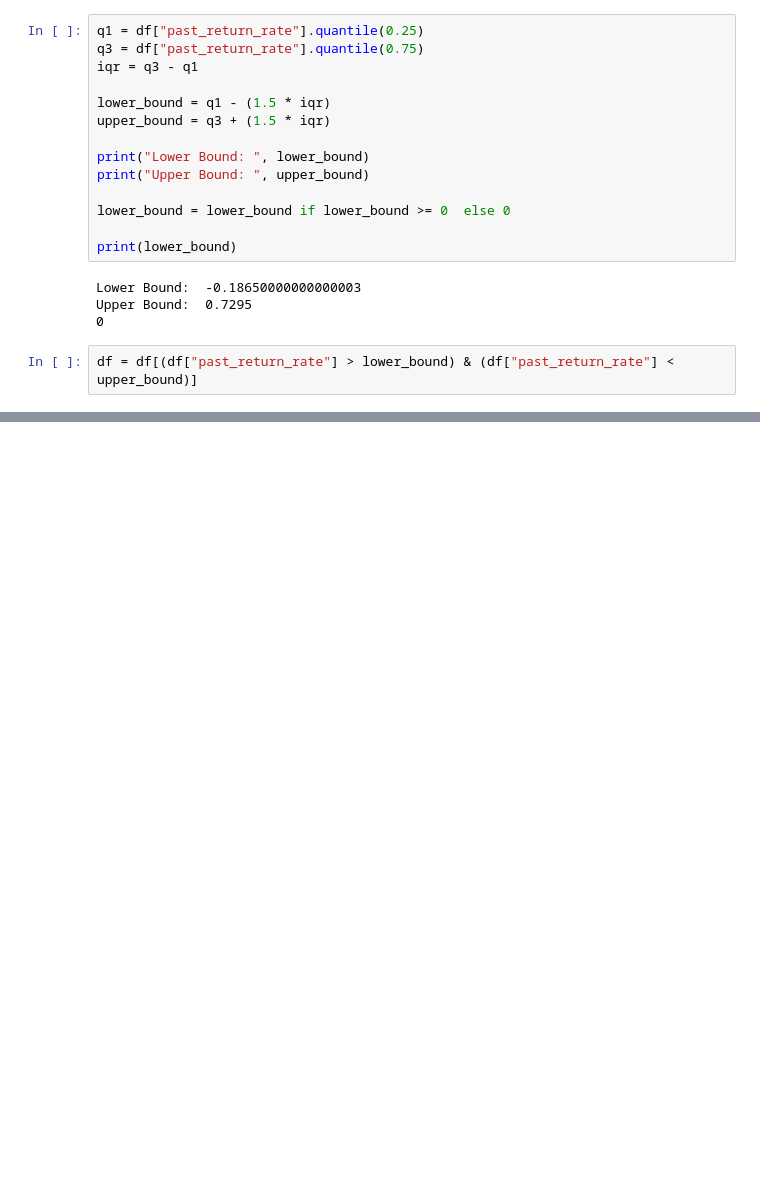
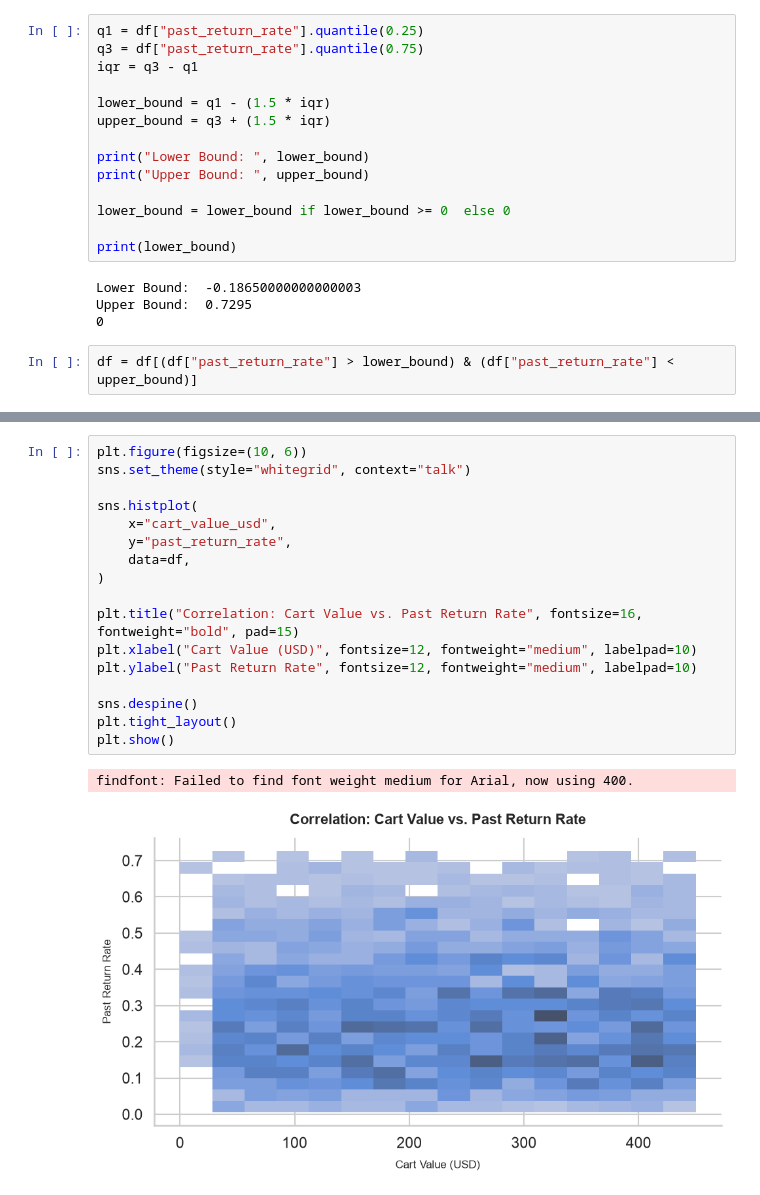
Before and after one commit to aliturab99/Machine-Learning-Project-1, a Jupyter notebook: classification_model/ecommerce_return_classification.ipynb, the cells around one changed output, grey strips where cells are left out. Saved outputs shown, nothing was run; the diff lists cells and outputs as text; blank space fills up the shorter version.

```diff
--- a/classification_model/ecommerce_return_classification.ipynb
+++ b/classification_model/ecommerce_return_classification.ipynb
@@ -144,0 +179,20 @@ df = df[(df["past_return_rate"] > lower_bound) & (df["past_return_rate"] < upper
+# %%
+plt.figure(figsize=(10, 6))
+sns.set_theme(style="whitegrid", context="talk")
+
+sns.histplot(
+    x="cart_value_usd",
+    y="past_return_rate",
+    data=df,
+)
+
+plt.title("Correlation: Cart Value vs. Past Return Rate", fontsize=16, fontweight="bold", pad=15)
+plt.xlabel("Cart Value (USD)", fontsize=12, fontweight="medium", labelpad=10)
+plt.ylabel("Past Return Rate", fontsize=12, fontweight="medium", labelpad=10)
+
+sns.despine()
+plt.tight_layout()
+plt.show()
+# %% [output]
+findfont: Failed to find font weight medium for Arial, now using 400.
+[figure, added]
```
Also changed, not shown: parts of 14 cells of this notebook.
